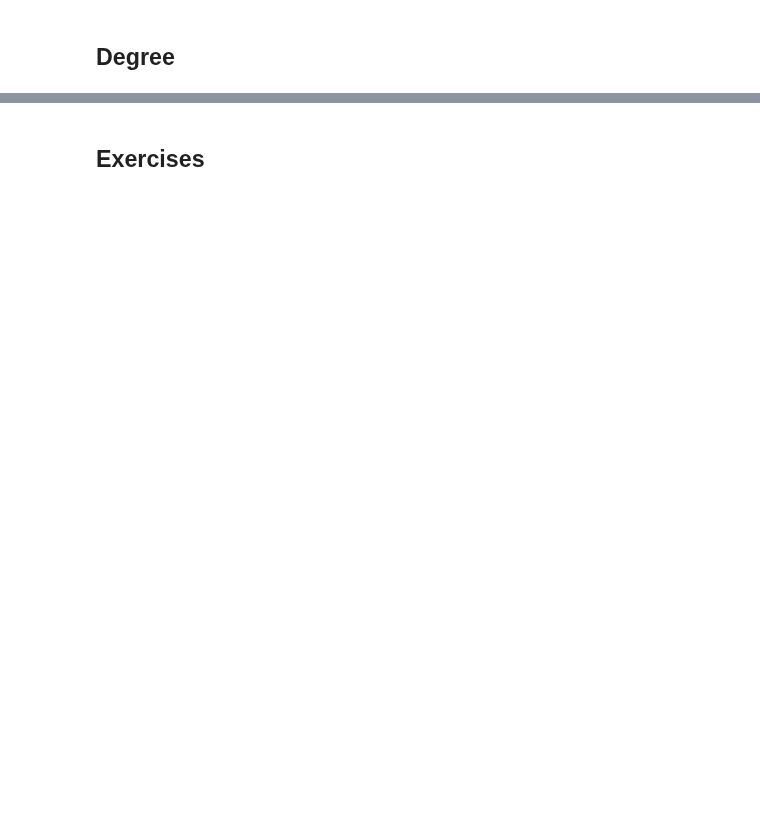
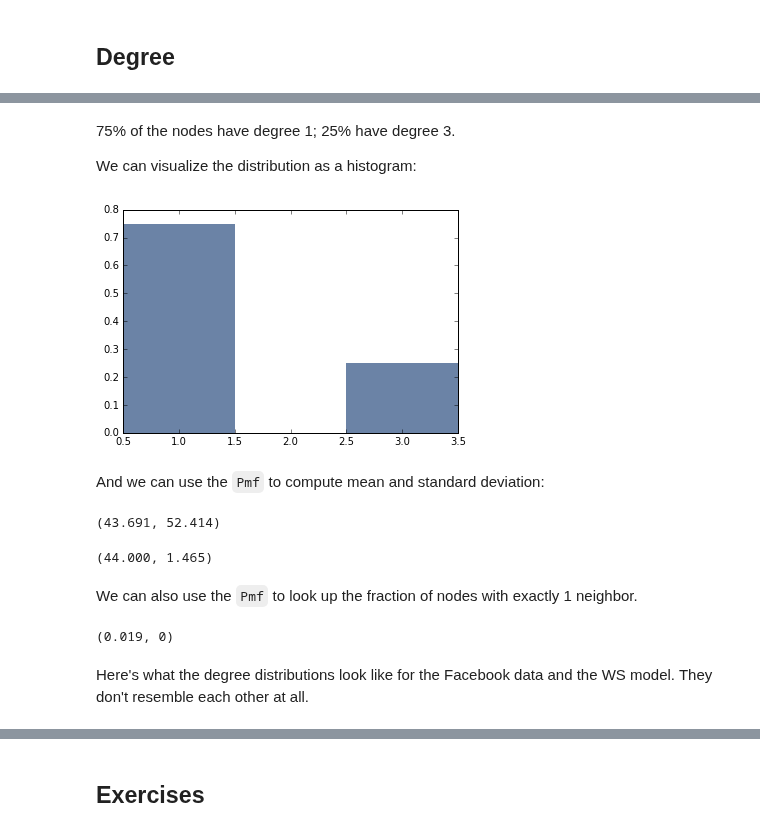
Before and after one commit to AllenDowney/ThinkComplexity2, a Jupyter notebook: code/chap04.ipynb, the cells around one changed output, grey strips where cells are left out. Saved outputs shown, nothing was run; the diff lists cells and outputs as text; code cells hidden in the pictures; blank space fills up the shorter version.

```diff
--- a/code/chap04.ipynb
+++ b/code/chap04.ipynb
@@ -165,0 +209,28 @@ from thinkstats2 import Pmf
+# %% [markdown]
+75% of the nodes have degree 1; 25% have degree 3.
+
+We can visualize the distribution as a histogram:
+# %%
+thinkplot.Hist(Pmf(degrees(G)), width=1)
+# %% [output]
+[figure, added]
+# %% [markdown]
+And we can use the `Pmf` to compute mean and standard deviation:
+# %%
+pmf_fb = Pmf(degrees(fb))
+pmf_fb.Mean(), pmf_fb.Std()
+# %% [output]
+(43.691, 52.414)
+# %%
+pmf_ws = Pmf(degrees(ws))
+pmf_ws.Mean(), pmf_ws.Std()
+# %% [output]
+(44.000, 1.465)
+# %% [markdown]
+We can also use the `Pmf` to look up the fraction of nodes with exactly 1 neighbor.
+# %%
+pmf_fb[1], pmf_ws[1]
+# %% [output]
+(0.019, 0)
+# %% [markdown]
+Here's what the degree distributions look like for the Facebook data and the WS model.  They don't resemble each other at all.
```
Also changed, not shown: parts of 175 cells of this notebook, 1 other file.
